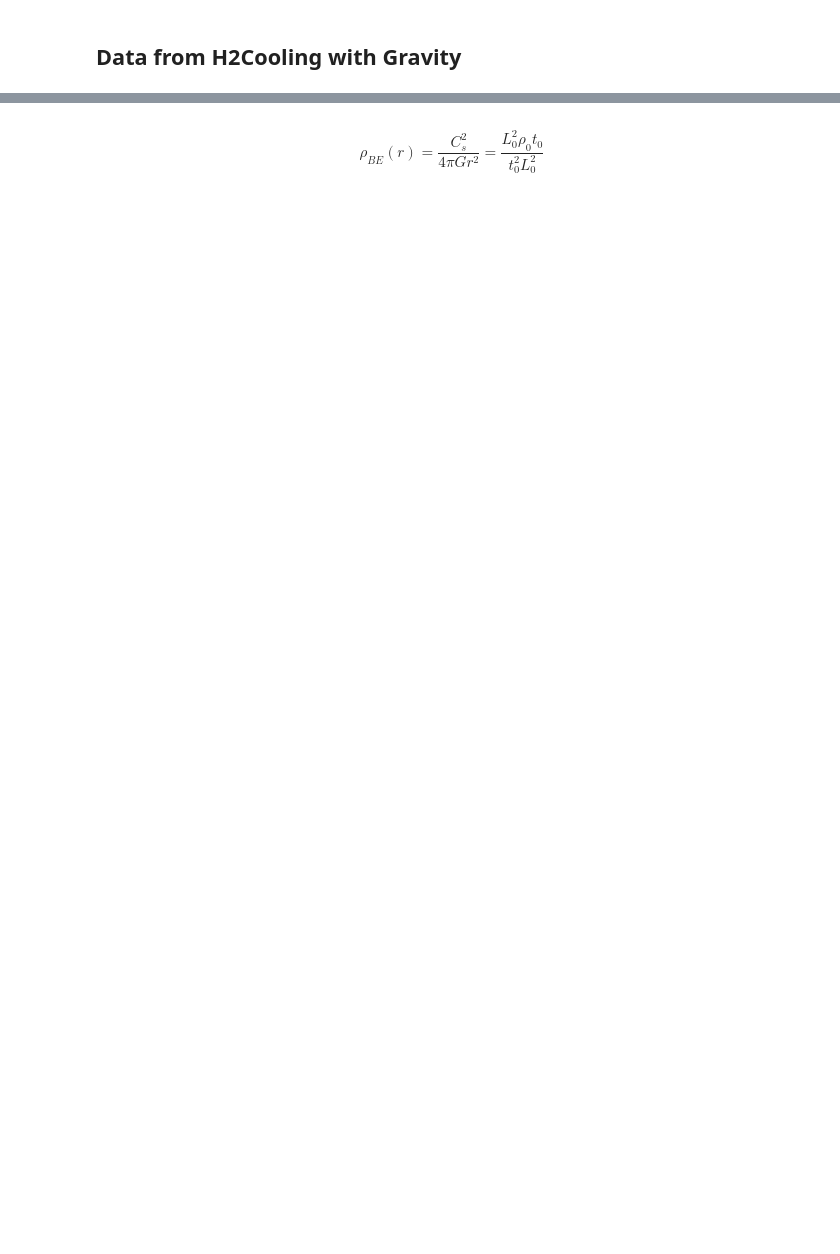
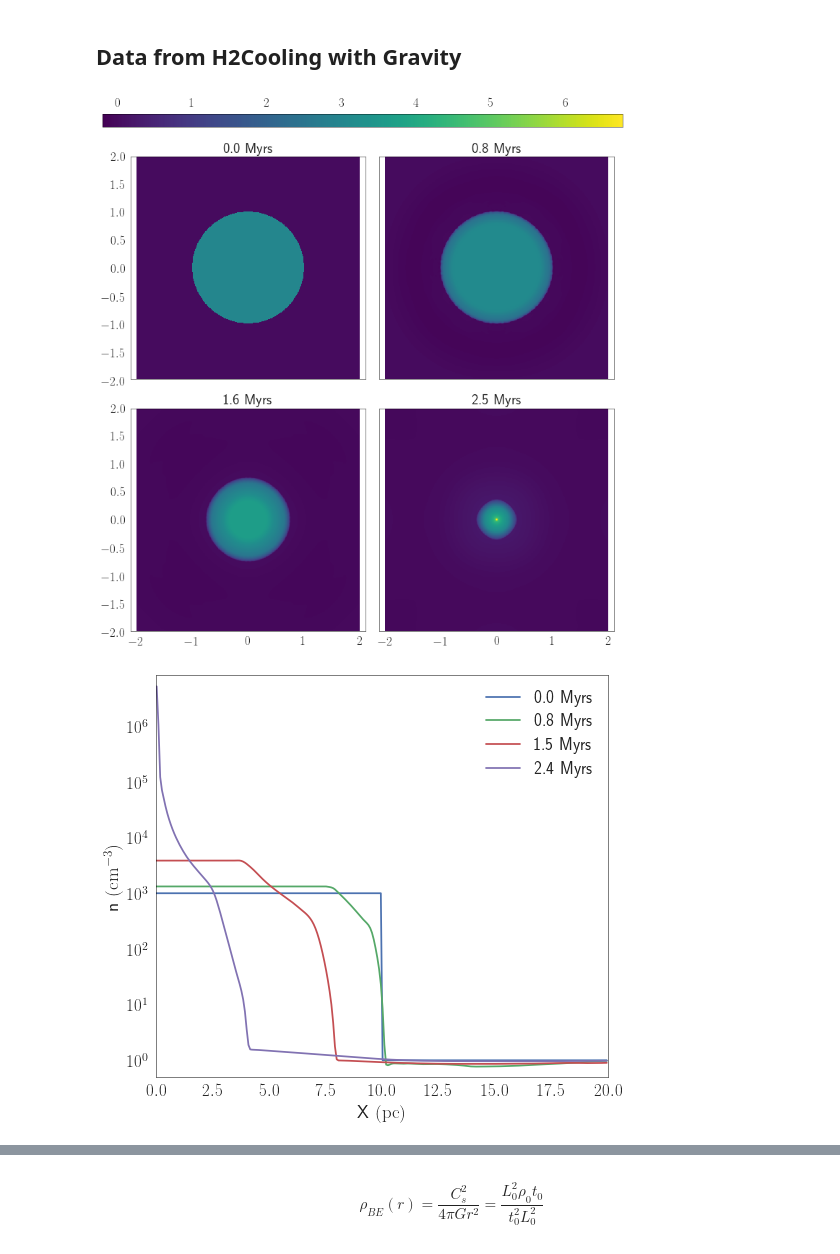
Before and after one commit to Mixpap/MasterThesis, a Jupyter notebook: Notebooks/Density Profile.ipynb, the cells around one changed output, grey strips where cells are left out. Cells and saved outputs as stored; diff of their text form; code cells hidden in the pictures; blank space fills up the shorter version.

```diff
--- a/Notebooks/Density Profile.ipynb
+++ b/Notebooks/Density Profile.ipynb
@@ -48,0 +49,9 @@ HCG=np.load('../Data/H2CoolingG512.npz')
+# %%
+HCG=np.load('../Data/H2CoolingG512.npz')
+f.quadruple(HCG,np.log10(HCG['RHO']),rows=2,nn=0,tlim=26,Save_Figure='H2CoolGRquad')
+f.pprofile(HCG,'RHO',steps=4,itlim=26,tdk='Myrs',Save_Figure='H2CoolGRHOprofile',sc2='log',xlim=[0,20],yprop=256)
+f.pprofile(HCG,'Temp',steps=4,itlim=26,tdk='Myrs',yl='Temperature (K)',Save_Figure='H2CoolGTempprofile',sc2='log',xlim=[0,20],yprop=256)
+f.pprofile(HCG,'PRS',steps=4,itlim=26,tdk='Myrs',yl='Pressure $(\si{dyne.cm^{-2}})$',y0=f.PRS0,Save_Figure='H2CoolGPRSprofile',yprop=256,sc2='log',xlim=[0,15])
+# %% [output]
+[figure, added]
+[figure, added]
```
Also changed, not shown: parts of 11 cells of this notebook, 13 other files.
